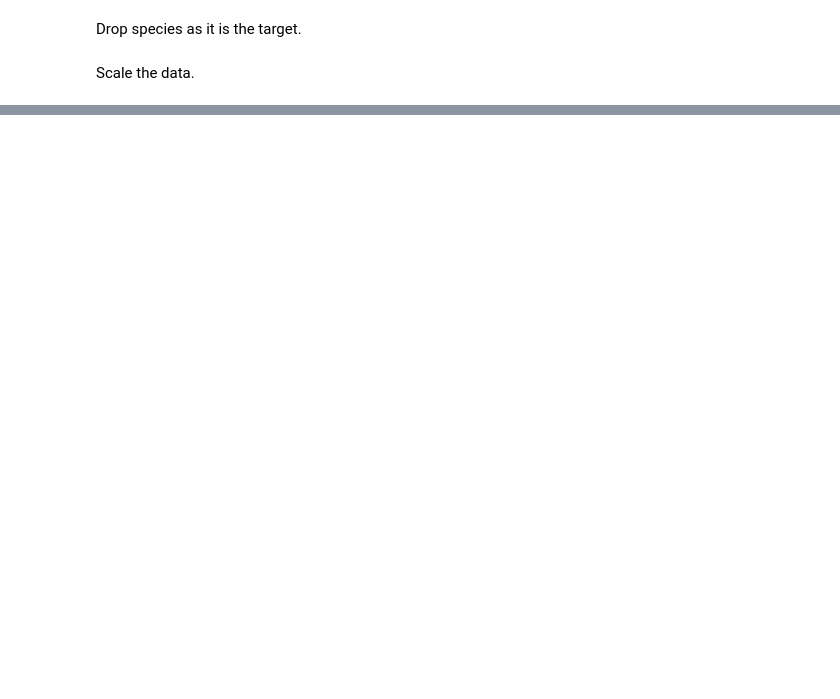
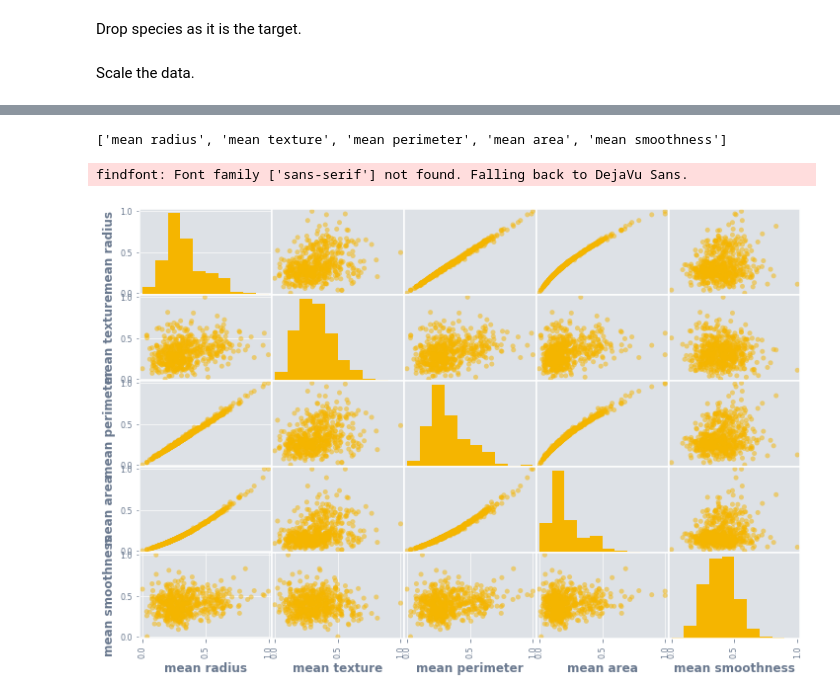
Before and after one commit to Ekrekr/ldr, a Jupyter notebook: examples.ipynb, the cells around one changed output, grey strips where cells are left out. Cells and saved outputs as stored; diff of their text form; code cells hidden in the pictures; blank space fills up the shorter version.

```diff
--- a/examples.ipynb
+++ b/examples.ipynb
@@ -208,0 +51,10 @@ plt.colorbar();
+# %%
+# Train classifier and check accuracy.
+X_train, X_test, y_train, y_test = train_test_split(
+    hd.scaled, hd.targets, test_size=0.33, random_state=42)
+clf = RandomForestClassifier(n_estimators=100, random_state=42)
+clf.fit(X_train, y_train)
+preds = clf.predict(X_test)
+print("F1 score:", f1_score(y_test, preds, pos_label="malignant"))
+print("Confusion matrix:")
+print(confusion_matrix(y_test, preds))
@@ -208,0 +91,14 @@ plt.colorbar();
+# %%
+features = [(f, i) for f, i in zip(hd.scaled.columns, clf.feature_importances_)]
+# features.sort(key=lambda x: x[1], reverse=True)
+features = [i[0] for i in features[:5]]
+print(features)
+
+hd.select_vis_cols(features, n_bins=25)
+# %% [output]
+['mean radius', 'mean texture', 'mean perimeter', 'mean area', 'mean smoothness']
+# %%
+hd.scatter_plot_matrix(features)
+# %% [output]
+findfont: Font family ['sans-serif'] not found. Falling back to DejaVu Sans.
+[figure, added]
```
Also changed, not shown: parts of 53 cells of this notebook, 3 other files.
